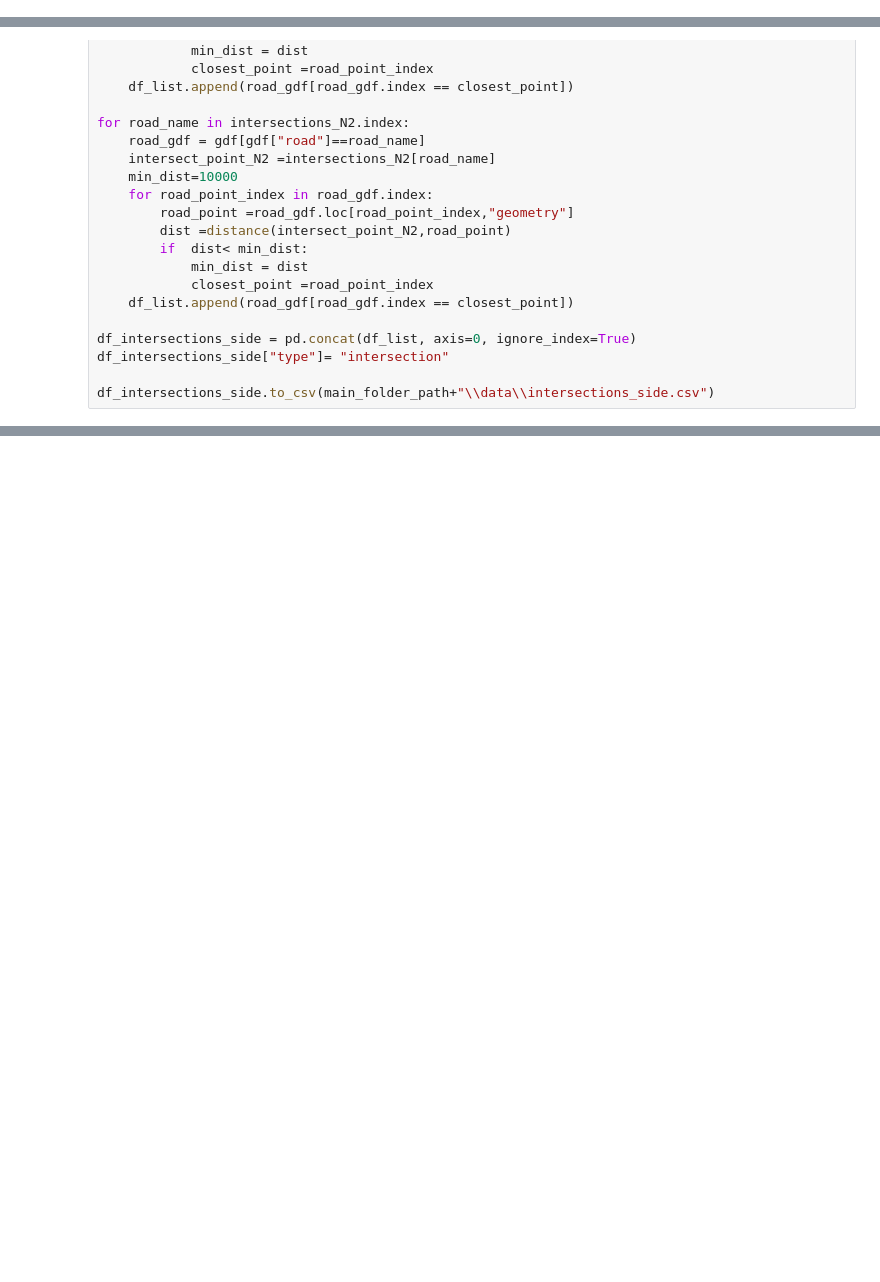
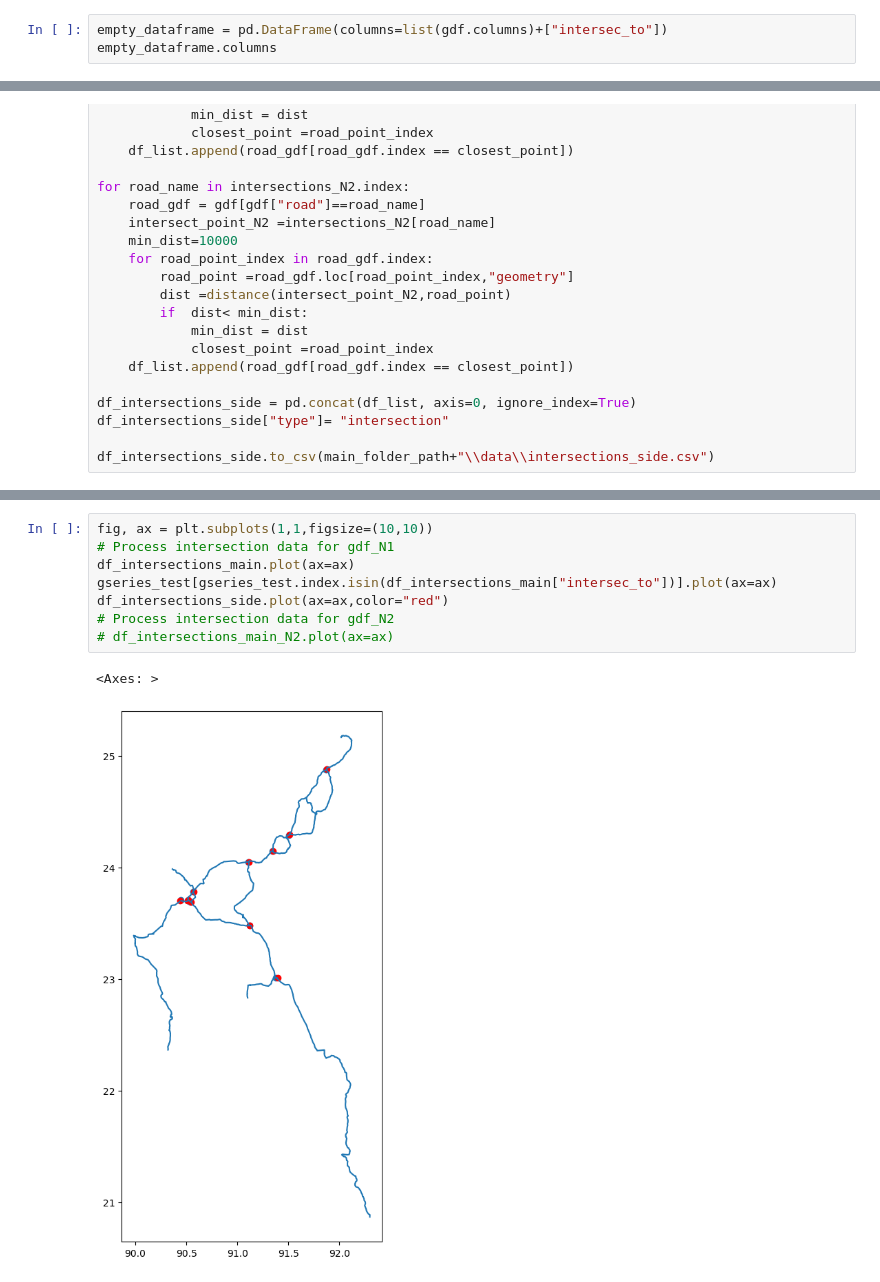
Before and after one commit to mlmoleman/EPA133a-G07-A3, a Jupyter notebook: model/Intersections_roads.ipynb, the cells around one changed output, grey strips where cells are left out. Saved outputs shown, nothing was run; the diff lists cells and outputs as text; blank space fills up the shorter version.

```diff
--- a/model/Intersections_roads.ipynb
+++ b/model/Intersections_roads.ipynb
@@ -53,0 +91,3 @@ print(len(intersections_N1),len(intersections_N2))
+# %%
+empty_dataframe = pd.DataFrame(columns=list(gdf.columns)+["intersec_to"])
+empty_dataframe.columns
@@ -117,0 +279,11 @@ df_intersections_side.to_csv(main_folder_path+"\\data\\intersections_side.csv")
+# %%
+fig, ax = plt.subplots(1,1,figsize=(10,10))
+# Process intersection data for gdf_N1
+df_intersections_main.plot(ax=ax)
+gseries_test[gseries_test.index.isin(df_intersections_main["intersec_to"])].plot(ax=ax)
+df_intersections_side.plot(ax=ax,color="red")
+# Process intersection data for gdf_N2
+# df_intersections_main_N2.plot(ax=ax)
+# %% [output]
+<Axes: >
+[figure, added]
```
Also changed, not shown: parts of 21 cells of this notebook.
